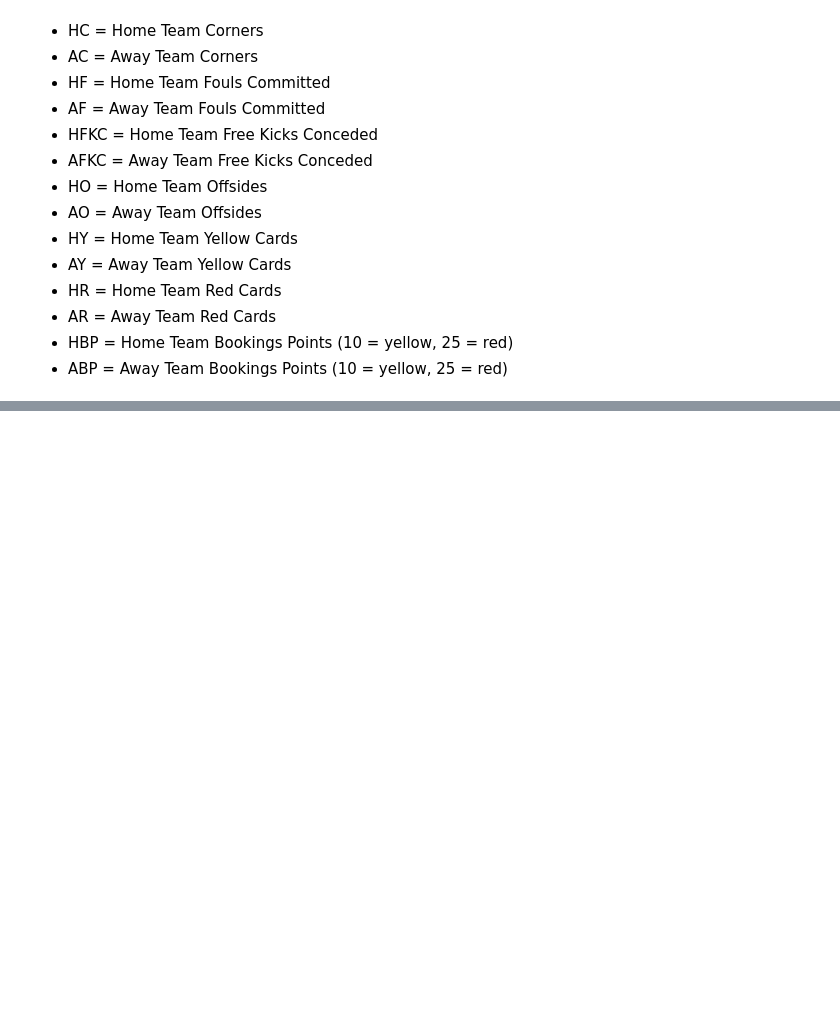
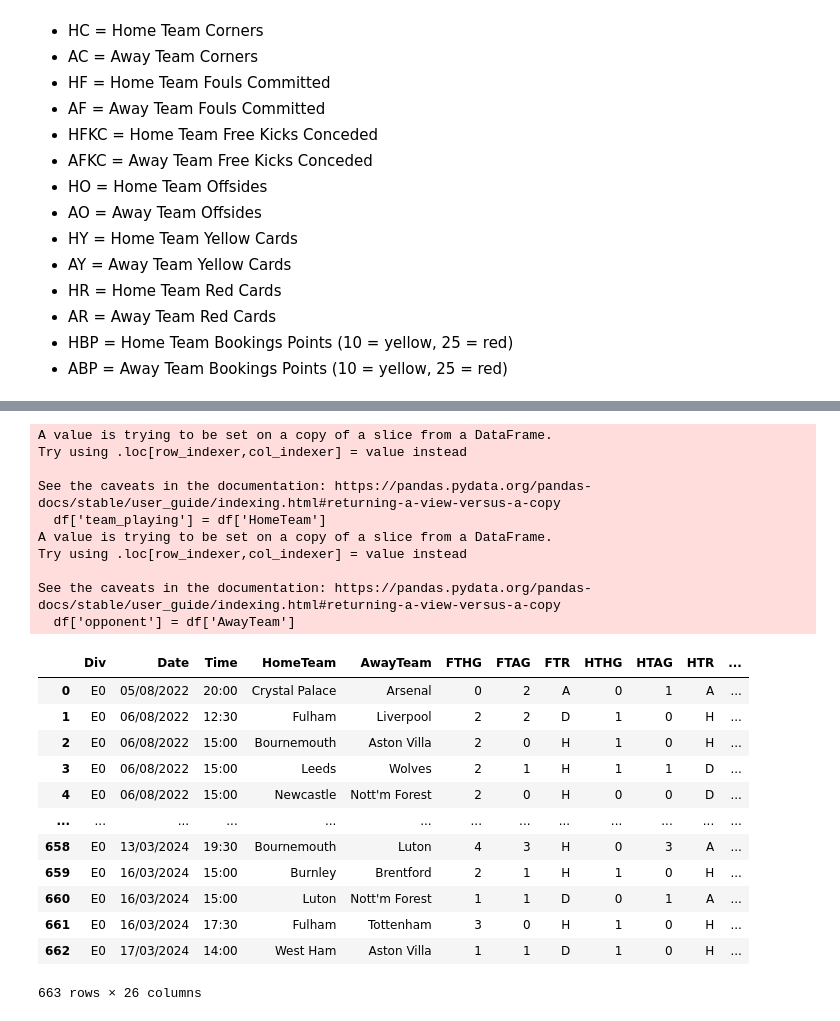
Before and after one commit to adilsaid64/bayesian-football-match-prediction, a Jupyter notebook: data-prep.ipynb, the cells around one changed output, grey strips where cells are left out. Drawn from its saved outputs; the diff is of its cells as text; code cells hidden in the pictures; blank space fills up the shorter version.

```diff
--- a/data-prep.ipynb
+++ b/data-prep.ipynb
@@ -48,0 +72,33 @@ df_last
+# %%
+# we need:
+# 1. A row for each match, from the pespective of both the home and away team.
+# 2. A column called team_playing
+# 3. A column for opponent
+
+df['team_playing'] = df['HomeTeam']
+df['opponent'] = df['AwayTeam']
+df
+# %% [output]
+A value is trying to be set on a copy of a slice from a DataFrame.
+Try using .loc[row_indexer,col_indexer] = value instead
+
+See the caveats in the documentation: https://pandas.pydata.org/pandas-docs/stable/user_guide/indexing.html#returning-a-view-versus-a-copy
+  df['team_playing'] = df['HomeTeam']
+A value is trying to be set on a copy of a slice from a DataFrame.
+Try using .loc[row_indexer,col_indexer] = value instead
+
+See the caveats in the documentation: https://pandas.pydata.org/pandas-docs/stable/user_guide/indexing.html#returning-a-view-versus-a-copy
+  df['opponent'] = df['AwayTeam']
+|  | Div | Date | Time | HomeTeam | AwayTeam | FTHG | FTAG | FTR | HTHG | HTAG | HTR | ... |
+| 0 | E0 | 05/08/2022 | 20:00 | Crystal Palace | Arsenal | 0 | 2 | A | 0 | 1 | A | ... |
+| 1 | E0 | 06/08/2022 | 12:30 | Fulham | Liverpool | 2 | 2 | D | 1 | 0 | H | ... |
+| 2 | E0 | 06/08/2022 | 15:00 | Bournemouth | Aston Villa | 2 | 0 | H | 1 | 0 | H | ... |
+| 3 | E0 | 06/08/2022 | 15:00 | Leeds | Wolves | 2 | 1 | H | 1 | 1 | D | ... |
+| 4 | E0 | 06/08/2022 | 15:00 | Newcastle | Nott'm Forest | 2 | 0 | H | 0 | 0 | D | ... |
+| ... | ... | ... | ... | ... | ... | ... | ... | ... | ... | ... | ... | ... |
+| 658 | E0 | 13/03/2024 | 19:30 | Bournemouth | Luton | 4 | 3 | H | 0 | 3 | A | ... |
+| 659 | E0 | 16/03/2024 | 15:00 | Burnley | Brentford | 2 | 1 | H | 1 | 0 | H | ... |
+| 660 | E0 | 16/03/2024 | 15:00 | Luton | Nott'm Forest | 1 | 1 | D | 0 | 1 | A | ... |
+| 661 | E0 | 16/03/2024 | 17:30 | Fulham | Tottenham | 3 | 0 | H | 1 | 0 | H | ... |
+| 662 | E0 | 17/03/2024 | 14:00 | West Ham | Aston Villa | 1 | 1 | D | 1 | 0 | H | ... |
+663 rows × 26 columns
```
Also changed, not shown: parts of 8 cells of this notebook.
